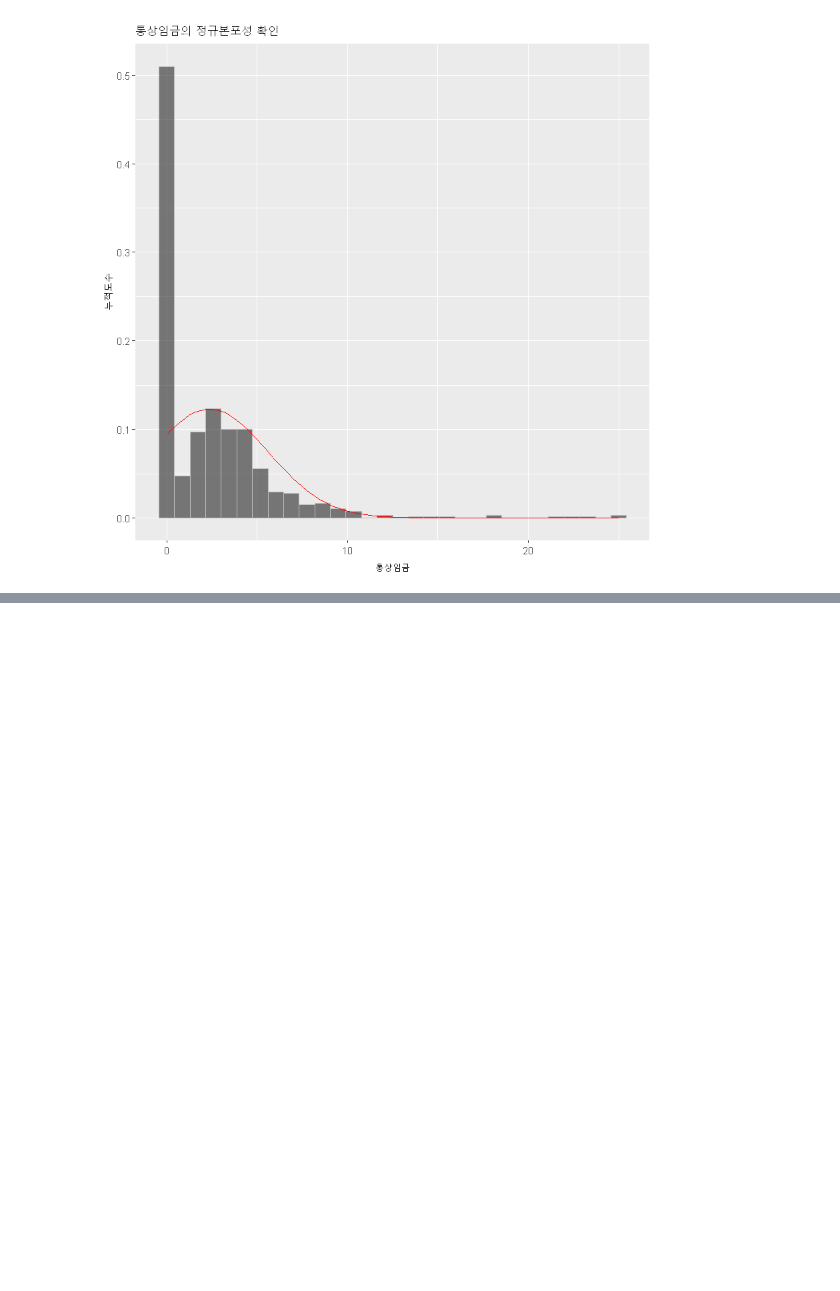
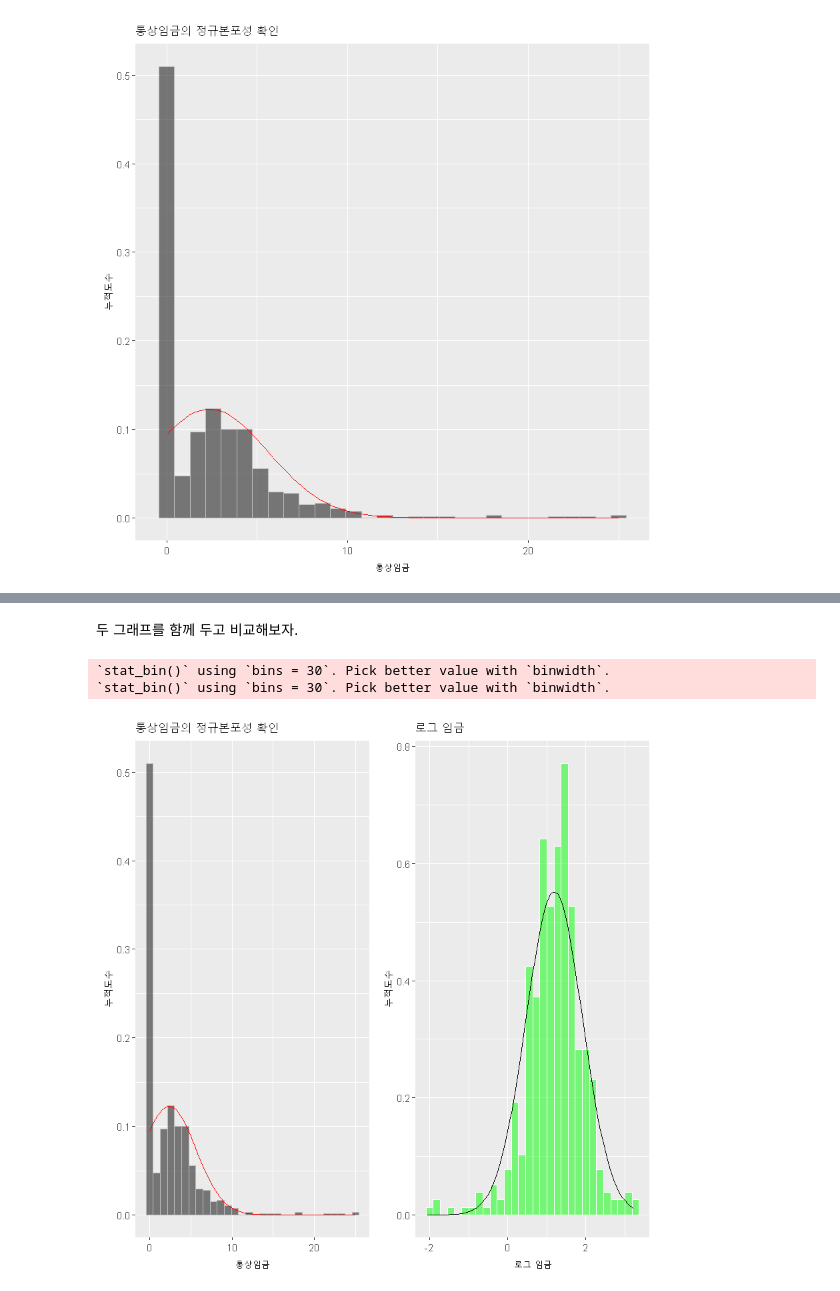
Before and after one commit to drtagkim/education, a Jupyter notebook: 회귀분석1.ipynb, the cells around one changed output, grey strips where cells are left out. Saved outputs shown, nothing was run; the diff lists cells and outputs as text; code cells hidden in the pictures; blank space fills up the shorter version.

```diff
--- a/회귀분석1.ipynb
+++ b/회귀분석1.ipynb
@@ -160,0 +171,8 @@ suppressWarnings(suppressMessages(print(fig1)))
+# %% [markdown]
+두 그래프를 함께 두고 비교해보자.
+# %%
+grid.arrange(fig1,fig2,ncol=2)
+# %% [output]
+`stat_bin()` using `bins = 30`. Pick better value with `binwidth`.
+`stat_bin()` using `bins = 30`. Pick better value with `binwidth`.
+[figure, added]
```
Also changed, not shown: parts of 14 cells of this notebook.
